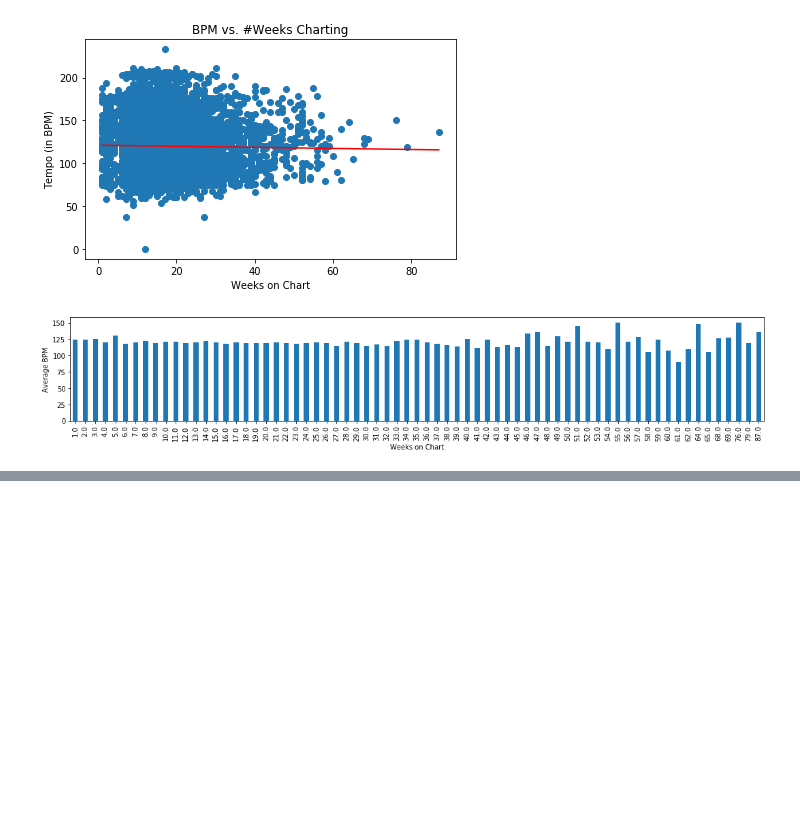
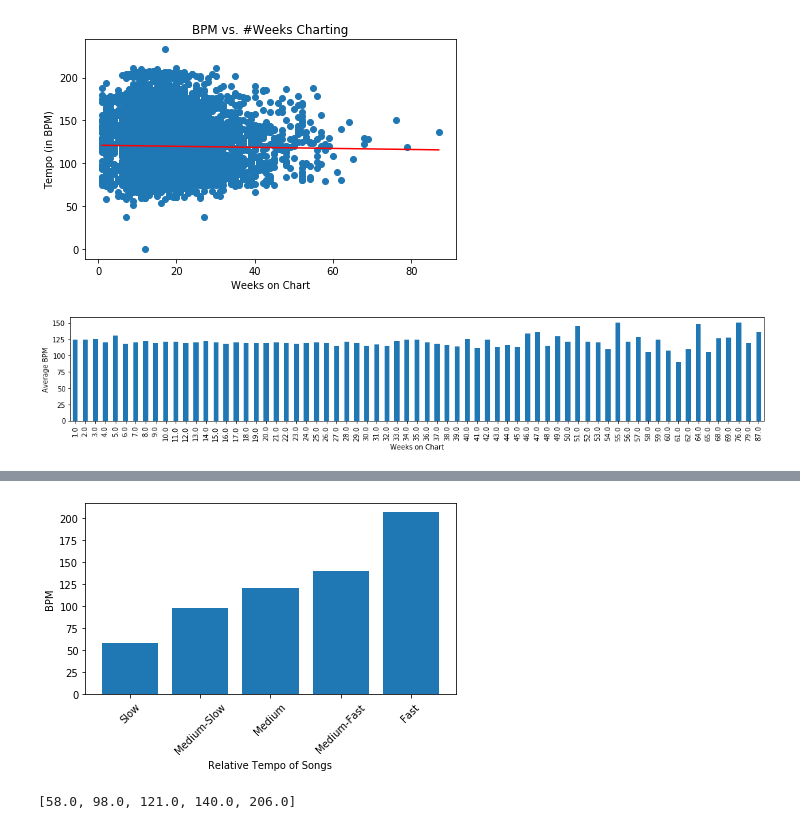
Before and after one commit to LRiceBall/Project-Group-5, a Jupyter notebook: start.ipynb, the cells around one changed output, grey strips where cells are left out. Saved outputs shown, nothing was run; the diff lists cells and outputs as text; code cells hidden in the pictures; blank space fills up the shorter version.

```diff
--- a/start.ipynb
+++ b/start.ipynb
@@ -257,0 +289,29 @@ plt.tight_layout()
+# %%
+#tempo min: 0, max: 241, 25: 99, 50: 119, 75: 136- for bin reference
+
+quartiles = compare_df["Tempo"].quantile([0, 0.25, 0.5, 0.75, 1])
+lowest = round(quartiles[0],2)
+lower = round(quartiles[0.25],2)
+middle = round(quartiles[0.5],2)
+higher = round(quartiles[0.75],2)
+highest = round(quartiles[1],2)
+
+tempos = [lowest, lower, middle, higher, highest]
+
+x_axis = np.arange(len(tempos))
+ticklocations = [value for value in x_axis]
+
+#avg5 = compare_df2["Length"].mean()
+
+plt.bar(x_axis, tempos, align="center")
+plt.xticks(ticklocations, ["Slow", "Medium-Slow", "Medium", "Medium-Fast", "Fast"], rotation=45)
+plt.xlabel("Relative Tempo of Songs")
+plt.ylabel("BPM")
+plt.tight_layout()
+plt.savefig("Images/BPMCategories.png")
+# %% [output]
+[figure, added]
+# %%
+tempos
+# %% [output]
+[58.0, 98.0, 121.0, 140.0, 206.0]
```
Also changed, not shown: parts of 16 cells of this notebook.
